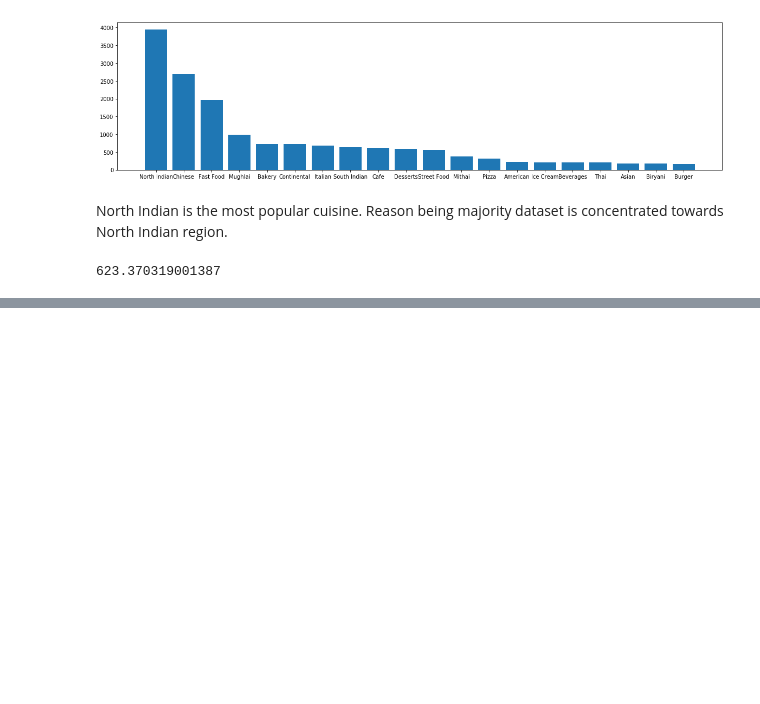
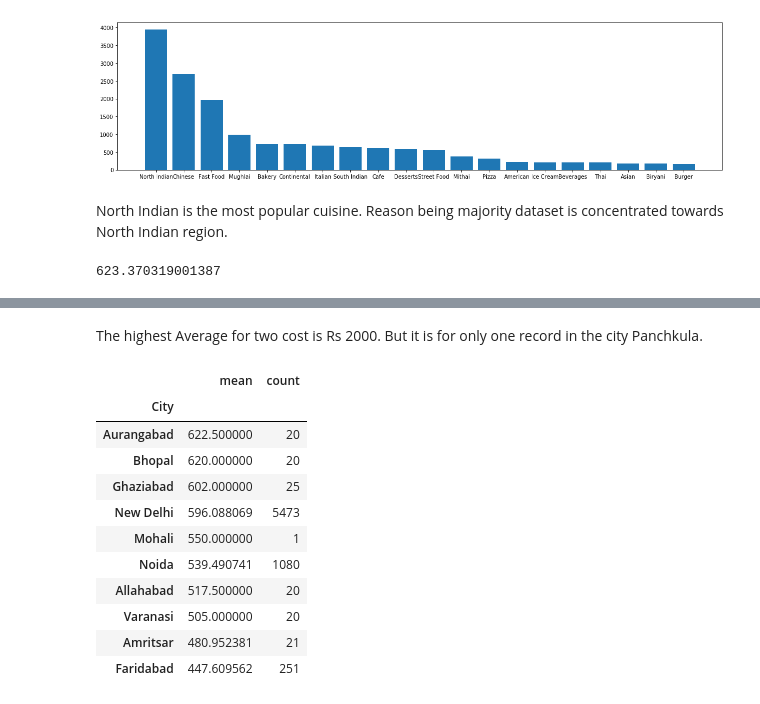
Before and after one commit to moumitagorain/Zomato_EDA, a Jupyter notebook: Zomato EDA.ipynb, the cells around one changed output, grey strips where cells are left out. Cells and saved outputs as stored; diff of their text form; code cells hidden in the pictures; blank space fills up the shorter version.

```diff
--- a/Zomato EDA.ipynb
+++ b/Zomato EDA.ipynb
@@ -188,0 +190,17 @@ zomato_India['Average Cost for two'].mean()
+# %% [markdown]
+The highest Average for two cost is Rs 2000. But it is for only one record in the city Panchkula.
+# %%
+City_records_sorted.tail(10)
+# %% [output]
+|  | mean | count |
+| City |  |  |
+| Aurangabad | 622.500000 | 20 |
+| Bhopal | 620.000000 | 20 |
+| Ghaziabad | 602.000000 | 25 |
+| New Delhi | 596.088069 | 5473 |
+| Mohali | 550.000000 | 1 |
+| Noida | 539.490741 | 1080 |
+| Allahabad | 517.500000 | 20 |
+| Varanasi | 505.000000 | 20 |
+| Amritsar | 480.952381 | 21 |
+| Faridabad | 447.609562 | 251 |
```
Also changed, not shown: parts of 10 cells of this notebook.
